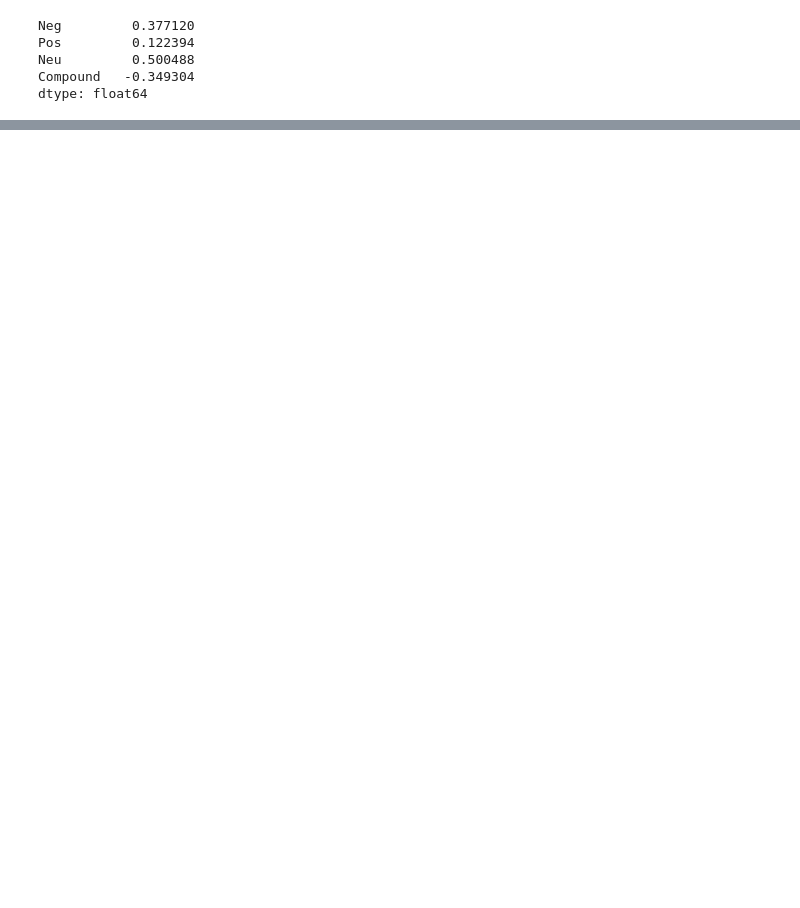
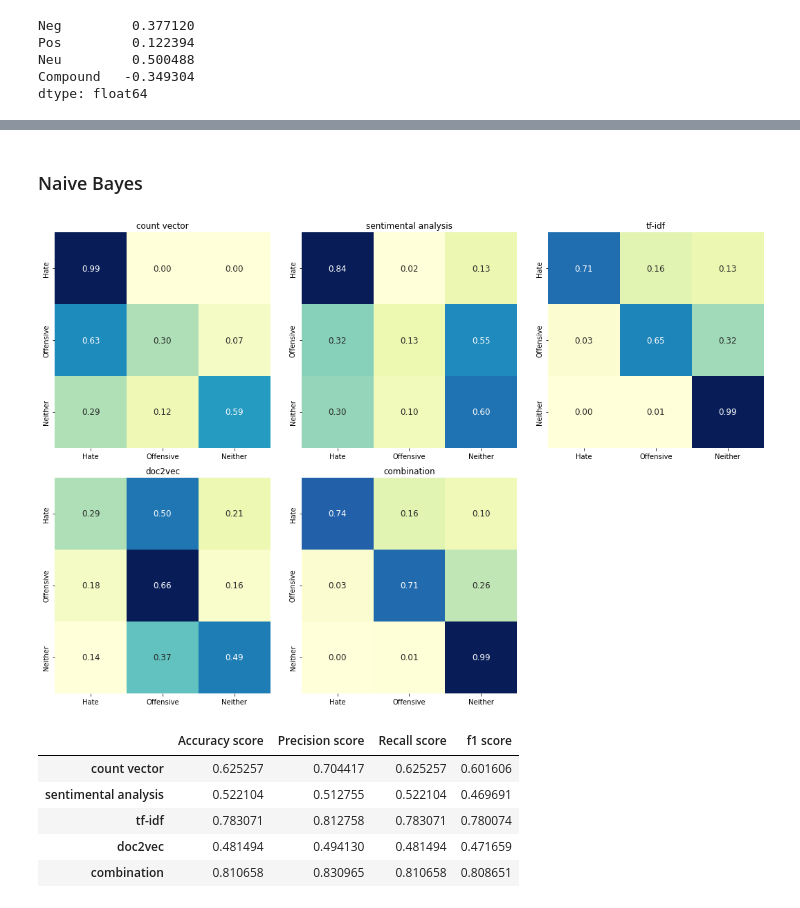
Before and after one commit to Anpan981025/ML_groupproject, a Jupyter notebook: data_augmentation.ipynb, the cells around one changed output, grey strips where cells are left out. Drawn from its saved outputs; the diff is of its cells as text; code cells hidden in the pictures; blank space fills up the shorter version.

```diff
--- a/data_augmentation.ipynb
+++ b/data_augmentation.ipynb
@@ -312,0 +363,33 @@ metrics_table
+# %% [markdown]
+### Naive Bayes
+# %%
+from sklearn.naive_bayes import GaussianNB
+
+metrics_table = {
+    'Accuracy score':[],
+    'Precision score':[],
+    'Recall score':[],
+    'f1 score':[]
+}
+
+for i in range(len(splited_data)):
+    data = splited_data[i]
+    classifier = GaussianNB()
+    classifier.fit(data[0], data[1])
+    pred = classifier.predict(data[2])
+    cm = confusion_matrix(data[3],pred)
+    title = feature_list[i]
+    result_evaluation(cm, data[3], pred, i, title)
+
+plt.tight_layout()
+plt.show()
+metrics_table = pd.DataFrame(metrics_table, index = feature_list)
+metrics_table
+# %% [output]
+[figure, added]
+|  | Accuracy score | Precision score | Recall score | f1 score |
+| count vector | 0.625257 | 0.704417 | 0.625257 | 0.601606 |
+| sentimental analysis | 0.522104 | 0.512755 | 0.522104 | 0.469691 |
+| tf-idf | 0.783071 | 0.812758 | 0.783071 | 0.780074 |
+| doc2vec | 0.481494 | 0.494130 | 0.481494 | 0.471659 |
+| combination | 0.810658 | 0.830965 | 0.810658 | 0.808651 |
```
Also changed, not shown: parts of 19 cells of this notebook.
